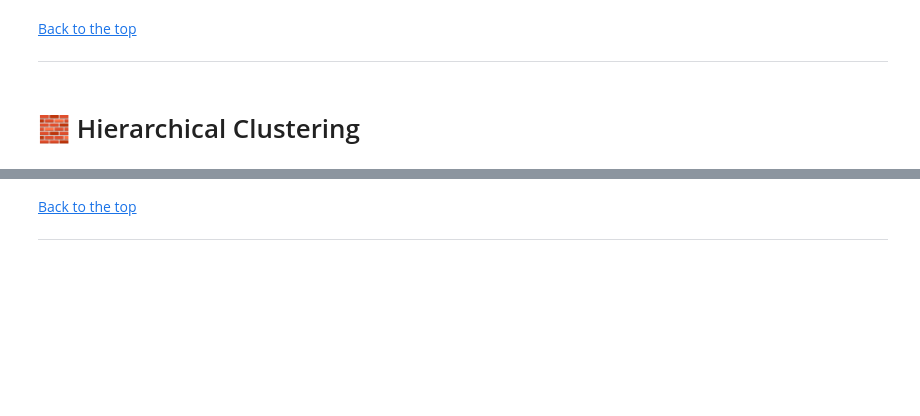
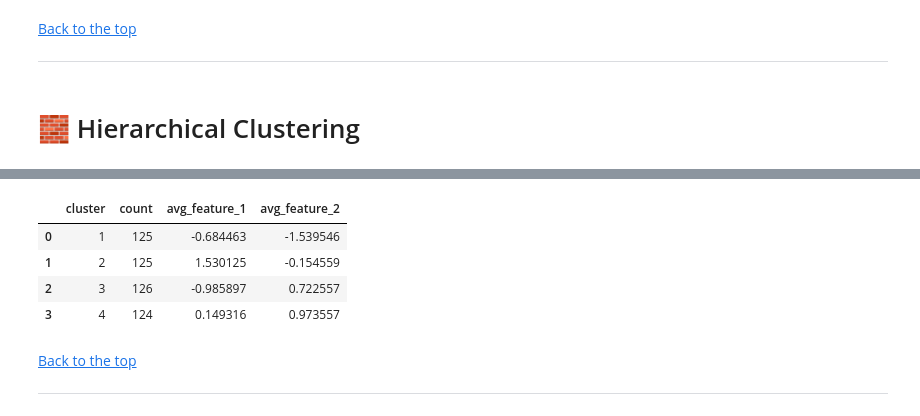
Before and after one commit to ashrithssreddy/ml-toolkit, a Jupyter notebook: Unsupervised_Learning/clustering_v2.ipynb, the cells around one changed output, grey strips where cells are left out. Saved outputs shown, nothing was run; the diff lists cells and outputs as text; code cells hidden in the pictures; blank space fills up the shorter version.

```diff
--- a/Unsupervised_Learning/clustering_v2.ipynb
+++ b/Unsupervised_Learning/clustering_v2.ipynb
@@ -473,3 +649,11 @@ ___
+# %%
+summarize_clusters(df_hier)
+# %% [output]
+|  | cluster | count | avg_feature_1 | avg_feature_2 |
+| 0 | 1 | 125 | -0.684463 | -1.539546 |
+| 1 | 2 | 125 | 1.530125 | -0.154559 |
+| 2 | 3 | 126 | -0.985897 | 0.722557 |
+| 3 | 4 | 124 | 0.149316 | 0.973557 |
 # %% [markdown]
 [Back to the top](#table-of-contents)
 ___
```
Also changed, not shown: parts of 18 cells of this notebook.
